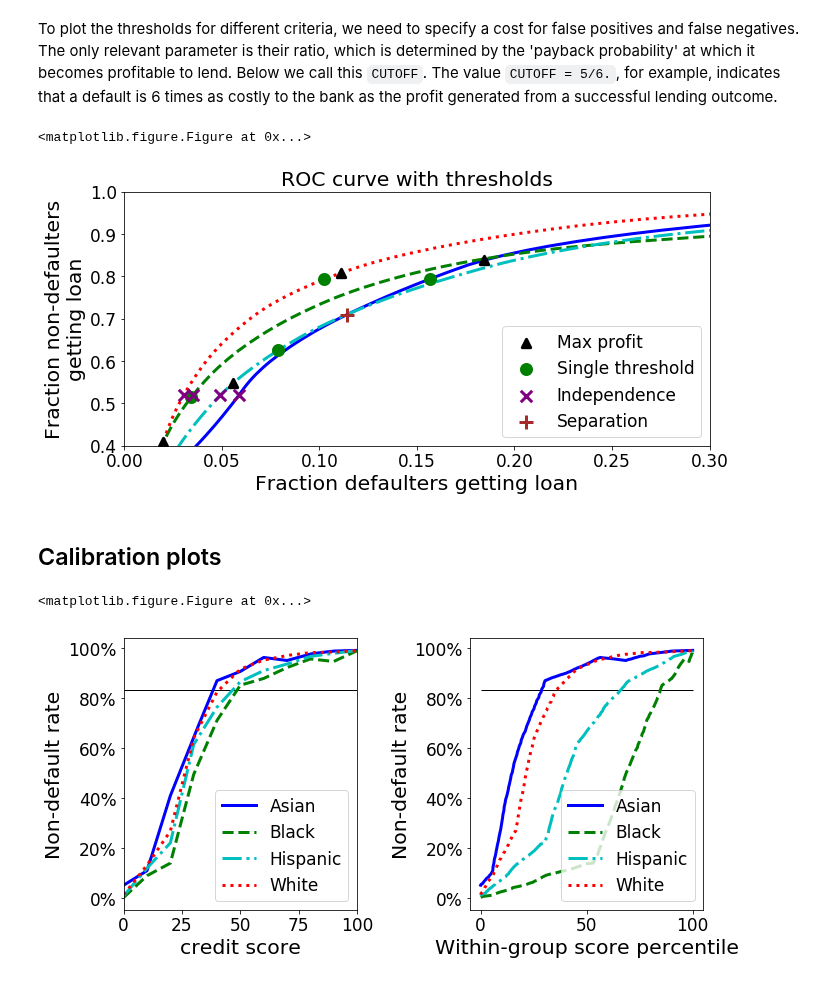
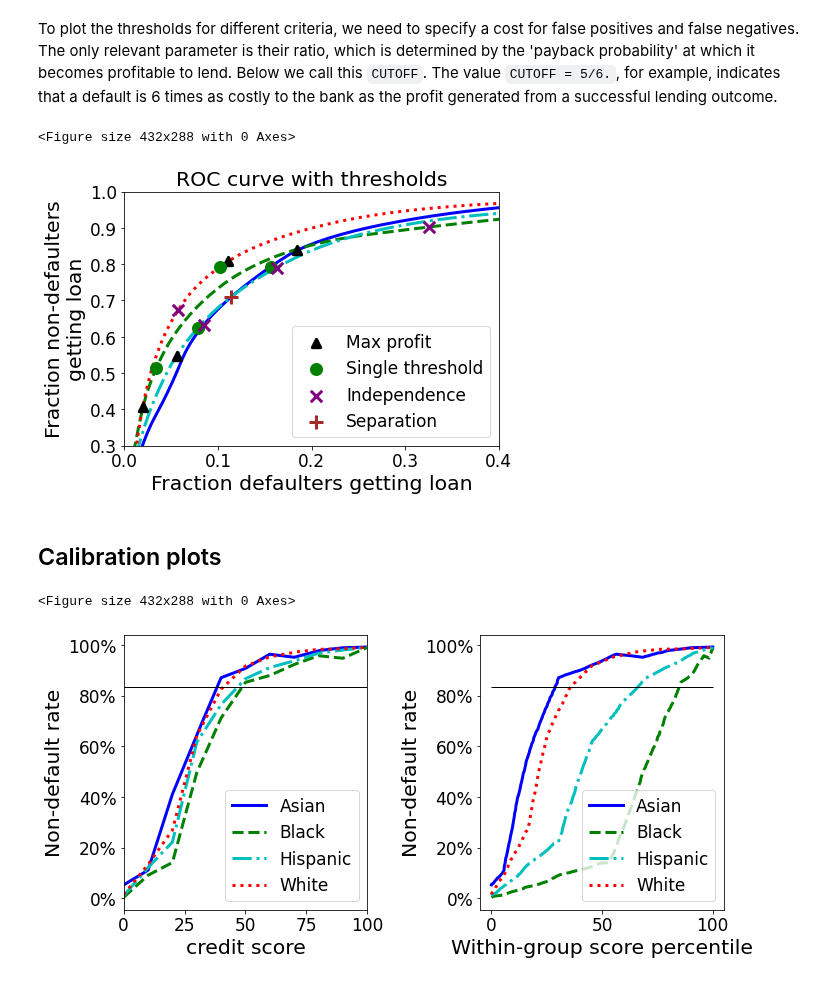
Before and after one commit to fairmlbook/fairmlbook.github.io, a Jupyter notebook: code/creditscore/creditscore.ipynb, the cells around one changed output. Cells and saved outputs as stored; diff of their text form; code cells hidden in the pictures.

Commit message:
bug fix in criteria plotting code affecting Chapter 3

```diff
--- a/code/creditscore/creditscore.ipynb
+++ b/code/creditscore/creditscore.ipynb
@@ -69,7 +69,8 @@ titlekws = dict(y=1.03)
 
 def index_and_interpolate(series, x):
     loc = series.index.get_loc(x, 'ffill')
-    return (series[series.index[loc+1]] * (x - series.index[loc]) + series[series.index[loc]] * (series.index[loc+1]-x)) * 1. / (series.index[loc+1] - series.index[loc])
+    return (series[series.index[loc+1]] * (x - series.index[loc])
+            + series[series.index[loc]] * (series.index[loc+1]-x)) * 1. / (series.index[loc+1] - series.index[loc])
 
 def find_x_for_y(xs, ys, y):
     xs = np.array(xs)
@@ -105,7 +106,7 @@ class CriteriaPlotter(object):
     def falsepos_text(self):
         return "Fraction %(fail_people)s getting %(classifier_outcome)s" % self.labels
 
-    def plot_curves(self, cutoff_sets=[], regular_labels=True, xlim=[0., 0.4], ylim=[0.4,1]):
+    def plot_curves(self, cutoff_sets=[], regular_labels=True, xlim=[0., 0.4], ylim=[0.4,1], ylabel=True):
         """Draws the (frac non-defaulters getting loan, frac defaulters getting loan) curve."""
         good, bad = self.data.compute_curves()
         for group in self.columns:
@@ -123,7 +124,8 @@ class CriteriaPlotter(object):
             elif ctype == 'xy':
                 pylab.scatter(val[0], val[1], **kws)
         pylab.legend(loc=0)
-        pylab.ylabel(self.truepos_text)
+        if ylabel:
+            pylab.ylabel(self.truepos_text)
         pylab.xlabel(self.falsepos_text)
 
     def plot_roc_curves(self, kwargs):
@@ -137,21 +139,22 @@ class CriteriaPlotter(object):
         pylab.title('ROC curve of credit score')
         pylab.tight_layout()
         pylab.savefig(FIGURE_DIR + ('credit_roc_curve_%s_%s.svg' % (xlim, ylim)).replace(' ', ''))
+        pylab.savefig(FIGURE_DIR + ('credit_roc_curve_%s_%s.pdf' % (xlim, ylim)).replace(' ', ''))
         pylab.show()
 
     def plot_comparison(self, target_rate, kwargs):
-        """Draw thresholds for various different criteria."""
+        """Draw ROC with optimal thresholds different criteria."""
         xlim = kwargs.get('xlim')
         ylim = kwargs.get('ylim')
         s = kwargs.get('s', 1)
         pylab.clf()
-        pylab.figure(figsize=(10, 5))
+        pylab.figure(figsize=(7, 5))
         opt_point = self.data.two_sided_optimum(target_rate)
         self.plot_curves([('cutoffs', self.data.profit_cutoffs(target_rate),
                             dict(marker='^',label='Max profit', s=70*s)),
-                           ('cutoffs', self.data.fixed_cutoffs(target_rate, True),
+                          ('cutoffs', self.data.fixed_cutoffs(target_rate, True),
                             dict(label='Single threshold', marker='o', color='g',s=100)),
-                          ('y', self.data.get_best_demographic(target_rate),
+                          ('cutoffs', self.data.demographic_cutoffs(target_rate, True),
                             dict(marker='x',label='Independence', s=130*s, color='purple')),
                           ('xy', ([opt_point[1]], [opt_point[0]]),
                            dict(marker='+', label='Separation', s=180*s, color='brown', zorder=4, linewidth=3)),
@@ -161,6 +164,7 @@ class CriteriaPlotter(object):
         pylab.ylim(ylim)
         pylab.tight_layout()
         pylab.savefig(FIGURE_DIR + 'credit_roc_curve_with_thresholds.svg')
+        pylab.savefig(FIGURE_DIR + 'credit_roc_curve_with_thresholds.pdf')
         pylab.show()
 
     def plot_performance(self, raw=False, groups=None):
@@ -202,6 +206,7 @@ class CriteriaPlotter(object):
         pylab.hlines(target*100, 0, 100, linewidth=1, colors='k')
         pylab.tight_layout()
         pylab.savefig(FIGURE_DIR + 'credit_performance.svg')
+        pylab.savefig(FIGURE_DIR + 'credit_performance.pdf')
         pylab.show()
 
     def plot_cdf(self):
@@ -213,12 +218,13 @@ class CriteriaPlotter(object):
             counts = plotter.data.cdfs[group] * totals[group]
             pos_counts = counts.multiply(plotter.data.performance[group])
             pylab.plot(self.data.performance[group].index, self.data.cdfs[group], label=group)
-        pylab.title('Cumulative density')
+        pylab.title('Cumulative distribution by group')
         pylab.xlabel('Score')
-        pylab.ylabel('Density')
+        pylab.ylabel('Cumulative proportion')
         pylab.legend(loc=0)
         pylab.tight_layout()
         pylab.savefig(FIGURE_DIR + 'credit_cdf.svg')
+        pylab.savefig(FIGURE_DIR + 'credit_cdf.pdf')
         pylab.show()
 # %% [markdown]
 ## CDF of score distribution by group
@@ -247,14 +277,14 @@ To plot the thresholds for different criteria, we need to specify a cost for fal
 # %%
 CUTOFF = 5/6.
 # %%
-plotter.plot_comparison(CUTOFF, dict(xlim=(0, 0.3), ylim=(0.4, 1.0)))
+plotter.plot_comparison(CUTOFF, dict(xlim=(0, 0.4), ylim=(0.3, 1.0)))
 # %% [output]
-<matplotlib.figure.Figure at 0x...>
+<Figure size 432x288 with 0 Axes>
-[figure, old version]
+[figure, new version]
 # %% [markdown]
 ## Calibration plots
 # %%
 plotter.plot_pair(CUTOFF)
 # %% [output]
-<matplotlib.figure.Figure at 0x...>
+<Figure size 432x288 with 0 Axes>
-[figure, old version]
+[figure, new version]
```
Also changed, not shown: parts of 5 cells of this notebook, 1 other file.
